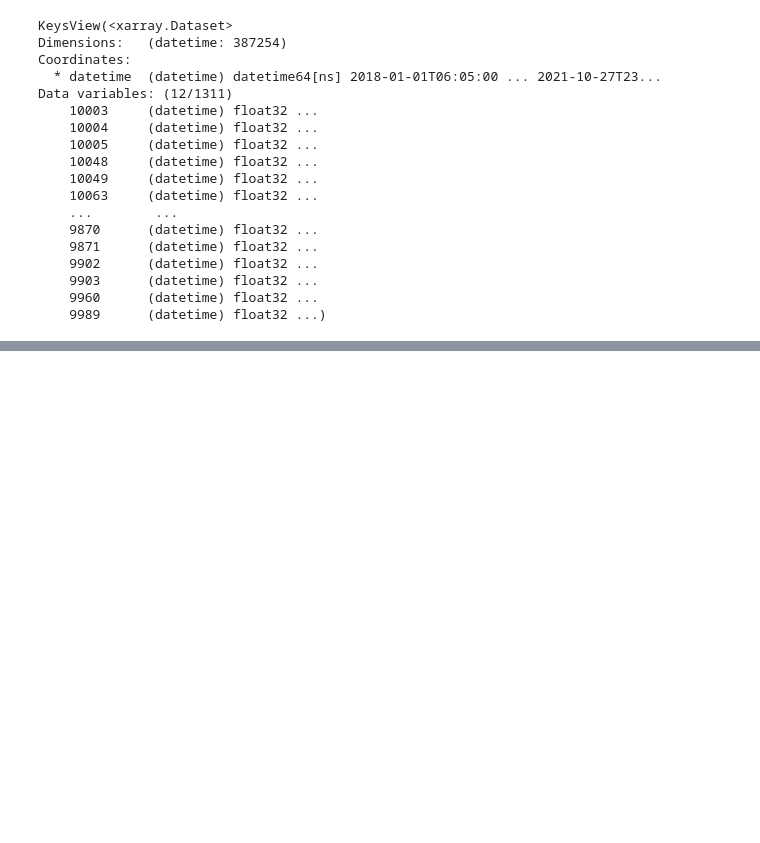
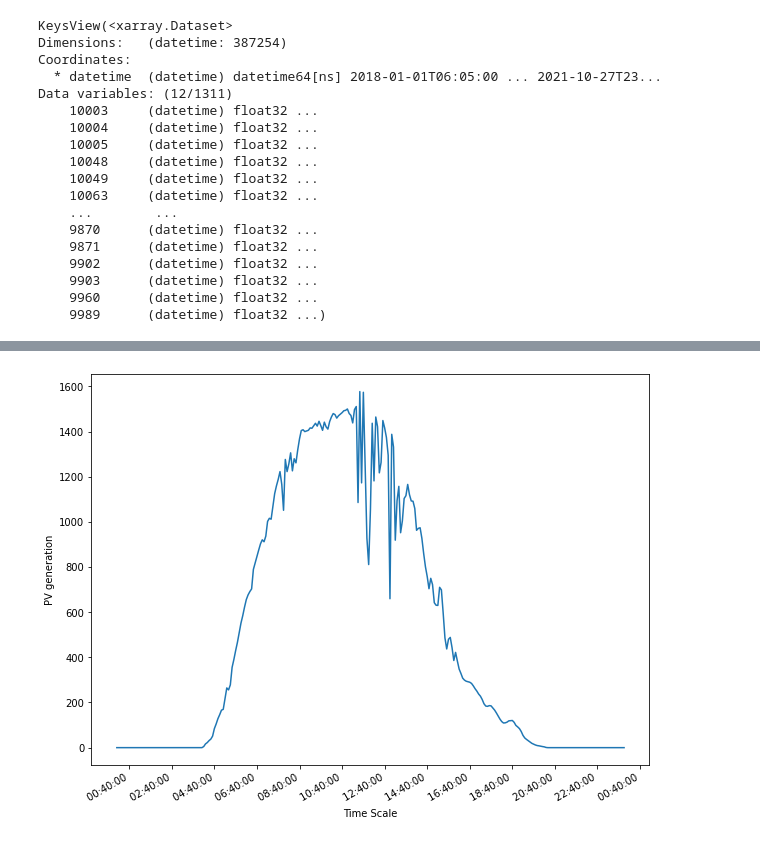
Before and after one commit to thejammerr/PV-Challenge-Jae, a Jupyter notebook: notebooks/extract_data.ipynb, the cells around one changed output, grey strips where cells are left out. Drawn from its saved outputs; the diff is of its cells as text; code cells hidden in the pictures; blank space fills up the shorter version.

Commit message:
add graphing tools

```diff
--- a/notebooks/extract_data.ipynb
+++ b/notebooks/extract_data.ipynb
@@ -51,3 +54,7 @@ Data variables: (12/1311)
     9903      (datetime) float32 ...
     9960      (datetime) float32 ...
     9989      (datetime) float32 ...)
+# %%
+list_of_pv_systems = list(ncf.keys())  # list of strings of PV system ss_id's
+
+print(list_of_pv_systems)
@@ -53,0 +63,8 @@ Data variables: (12/1311)
+# %%
+on_pv_system = ncf[list_of_pv_systems[0]].to_dataframe()
+on_pv_system = on_pv_system[on_pv_system.index < '2021-06-02']
+on_pv_system = on_pv_system[on_pv_system.index > '2021-06-01 00:00:00']
+print(on_pv_system.index)
+on_pv = np.array(on_pv_system)
+on_pv = list(itertools.chain(*on_pv))
+print(len(on_pv))
@@ -53,0 +85,16 @@ Data variables: (12/1311)
+# %%
+# Plot/visualize PV production for single system in one day
+'''
+'''
+plt.figure(figsize=(10,8))
+plt.gca().xaxis.set_major_formatter(mdates.DateFormatter(" %H:%M:%S"))
+plt.gca().xaxis.set_major_locator(mdates.MinuteLocator(interval=120))
+x_dates = [dt.datetime.strptime(str(pd.Timestamp(d)), '%Y-%m-%d %H:%M:%S') for d in on_pv_system.index]
+print(x_dates[1])
+temp_x = np.linspace(1, len(on_pv), num=len(on_pv))
+plt.plot(x_dates, on_pv)
+plt.xlabel('Time Scale')
+plt.ylabel('PV generation')
+plt.gcf().autofmt_xdate()
+plt.show()
+# %% [output]
@@ -54,3 +102,4 @@ Data variables: (12/1311)
+[figure, added]
 # %%
 '''
 
```
Also changed, not shown: parts of 7 cells of this notebook.
